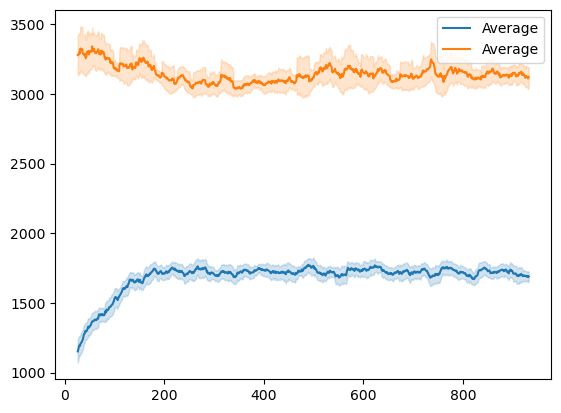
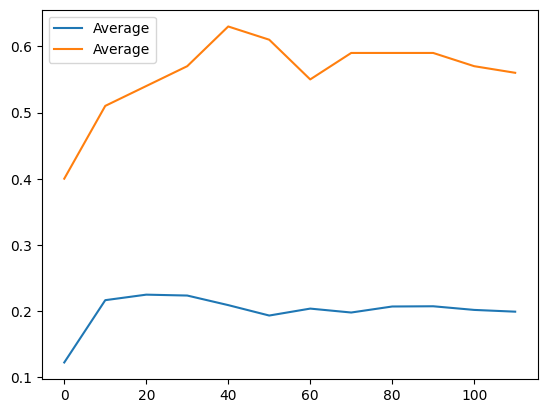
The change to this notebook cell's code, shown as a diff; its figure went from the first image to the second:
--- before
+++ after
@@ -1,11 +1,11 @@
 df = pd.read_csv('../log.txt')
 
-x,y,err = smooth(df['generation'], df['avg'])
+x,y = remove_missing(df['generation'], df['eval_avg'])
 plt.plot(x,y, label='Average', color='C0')
-plt.fill_between(x=x, y1=y+err/2, y2=y-err/2, color='C0', alpha=0.2)
+#plt.fill_between(x=x, y1=y+err/2, y2=y-err/2, color='C0', alpha=0.2)
 
-x,y,err = smooth(df['generation'], df['best'])
+x,y = remove_missing(df['generation'], df['eval_best'])
 plt.plot(x,y, label='Average', color='C1')
-plt.fill_between(x=x, y1=y+err/2, y2=y-err/2, color='C1', alpha=0.2)
+#plt.fill_between(x=x, y1=y+err/2, y2=y-err/2, color='C1', alpha=0.2)
 
 plt.legend()

Commit: Increasing mutation strength after stagnant runs